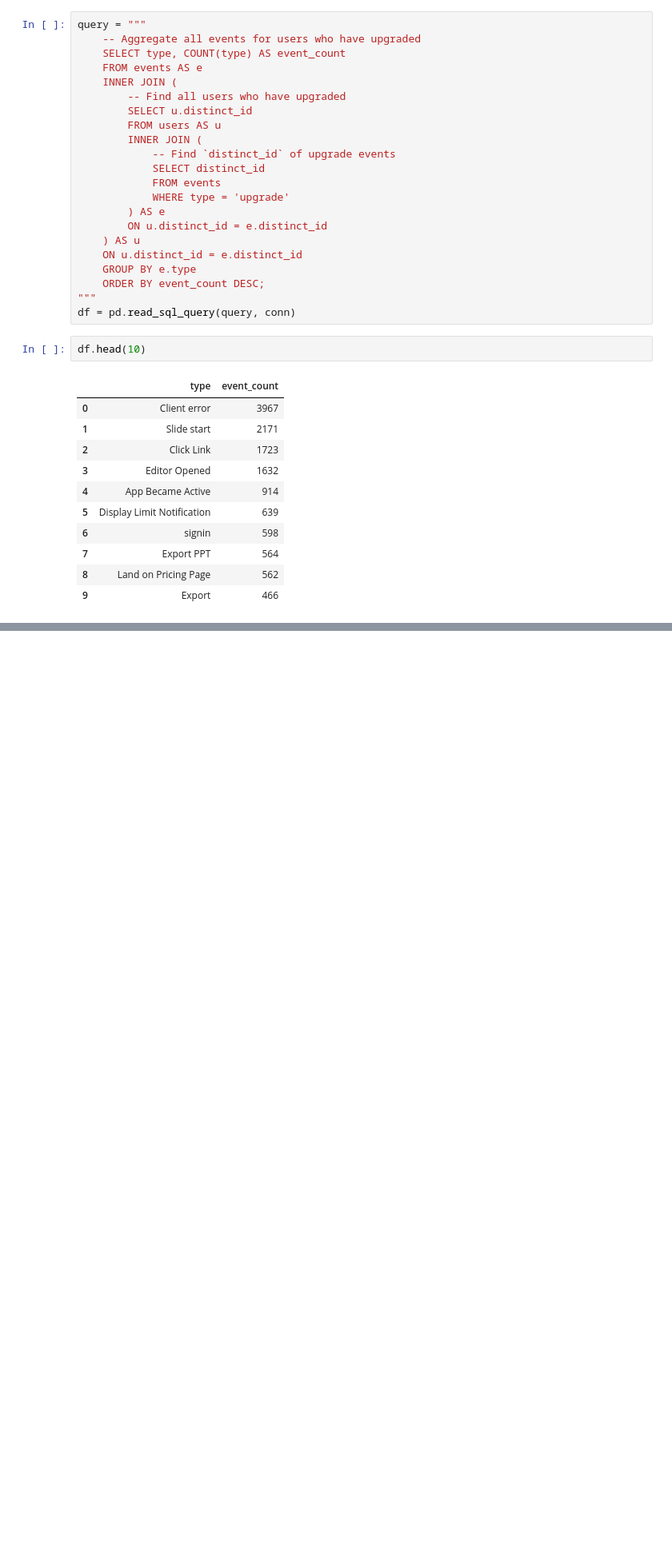
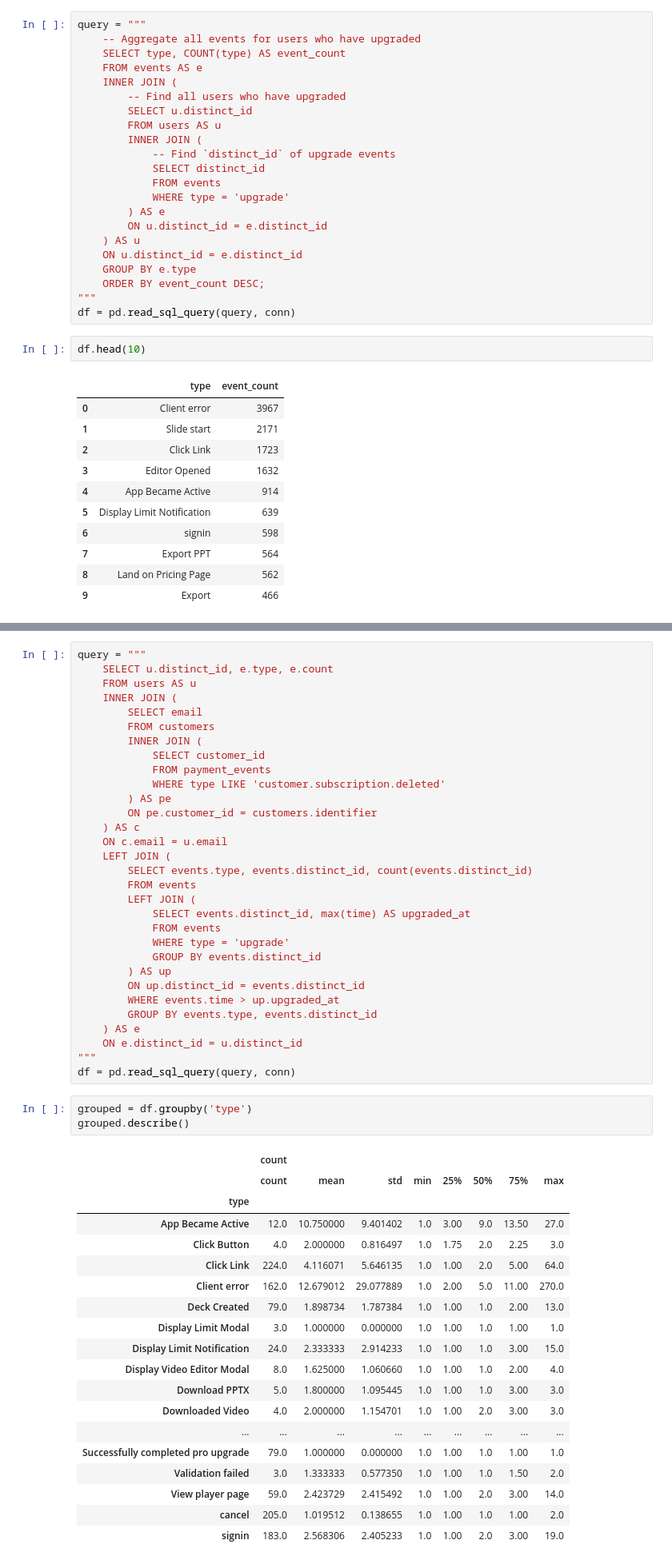
Before and after one commit to timwhite47/conversion_deck, a Jupyter notebook: notebooks/eda.ipynb, the cells around one changed output, grey strips where cells are left out. Shown at 80% size. Cells and saved outputs as stored; diff of their text form; blank space fills up the shorter version.

```diff
--- a/notebooks/eda.ipynb
+++ b/notebooks/eda.ipynb
@@ -229,0 +289,54 @@ df.head(10)
+# %%
+query = """
+    SELECT u.distinct_id, e.type, e.count
+    FROM users AS u
+    INNER JOIN (
+        SELECT email
+        FROM customers
+        INNER JOIN (
+            SELECT customer_id
+            FROM payment_events
+            WHERE type LIKE 'customer.subscription.deleted'
+        ) AS pe
+        ON pe.customer_id = customers.identifier
+    ) AS c
+    ON c.email = u.email
+    LEFT JOIN (
+        SELECT events.type, events.distinct_id, count(events.distinct_id)
+        FROM events
+        LEFT JOIN (
+            SELECT events.distinct_id, max(time) AS upgraded_at
+            FROM events
+            WHERE type = 'upgrade'
+            GROUP BY events.distinct_id
+        ) AS up
+        ON up.distinct_id = events.distinct_id
+        WHERE events.time > up.upgraded_at
+        GROUP BY events.type, events.distinct_id
+    ) AS e
+    ON e.distinct_id = u.distinct_id
+"""
+df = pd.read_sql_query(query, conn)
+# %%
+grouped = df.groupby('type')
+grouped.describe()
+# %% [output]
+|  | count |  |  |  |  |  |  |  |
+|  | count | mean | std | min | 25% | 50% | 75% | max |
+| type |  |  |  |  |  |  |  |  |
+| App Became Active | 12.0 | 10.750000 | 9.401402 | 1.0 | 3.00 | 9.0 | 13.50 | 27.0 |
+| Click Button | 4.0 | 2.000000 | 0.816497 | 1.0 | 1.75 | 2.0 | 2.25 | 3.0 |
+| Click Link | 224.0 | 4.116071 | 5.646135 | 1.0 | 1.00 | 2.0 | 5.00 | 64.0 |
+| Client error | 162.0 | 12.679012 | 29.077889 | 1.0 | 2.00 | 5.0 | 11.00 | 270.0 |
+| Deck Created | 79.0 | 1.898734 | 1.787384 | 1.0 | 1.00 | 1.0 | 2.00 | 13.0 |
+| Display Limit Modal | 3.0 | 1.000000 | 0.000000 | 1.0 | 1.00 | 1.0 | 1.00 | 1.0 |
+| Display Limit Notification | 24.0 | 2.333333 | 2.914233 | 1.0 | 1.00 | 1.0 | 3.00 | 15.0 |
+| Display Video Editor Modal | 8.0 | 1.625000 | 1.060660 | 1.0 | 1.00 | 1.0 | 2.00 | 4.0 |
+| Download PPTX | 5.0 | 1.800000 | 1.095445 | 1.0 | 1.00 | 1.0 | 3.00 | 3.0 |
+| Downloaded Video | 4.0 | 2.000000 | 1.154701 | 1.0 | 1.00 | 2.0 | 3.00 | 3.0 |
+| ... | ... | ... | ... | ... | ... | ... | ... | ... |
+| Successfully completed pro upgrade | 79.0 | 1.000000 | 0.000000 | 1.0 | 1.00 | 1.0 | 1.00 | 1.0 |
+| Validation failed | 3.0 | 1.333333 | 0.577350 | 1.0 | 1.00 | 1.0 | 1.50 | 2.0 |
+| View player page | 59.0 | 2.423729 | 2.415492 | 1.0 | 1.00 | 2.0 | 3.00 | 14.0 |
+| cancel | 205.0 | 1.019512 | 0.138655 | 1.0 | 1.00 | 1.0 | 1.00 | 2.0 |
+| signin | 183.0 | 2.568306 | 2.405233 | 1.0 | 1.00 | 2.0 | 3.00 | 19.0 |
```
Also changed, not shown: parts of 4 cells of this notebook, 4 other files.
